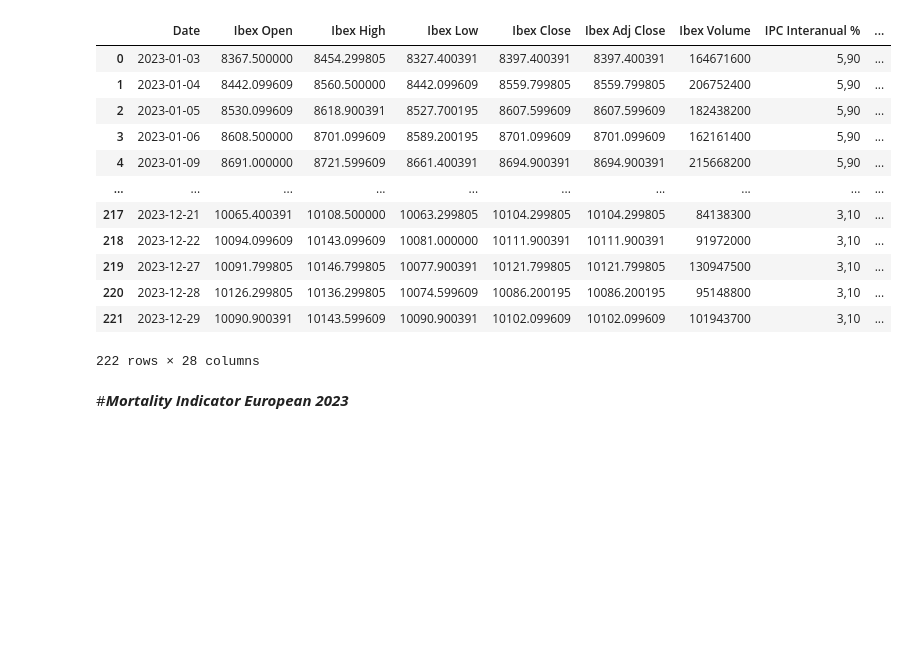
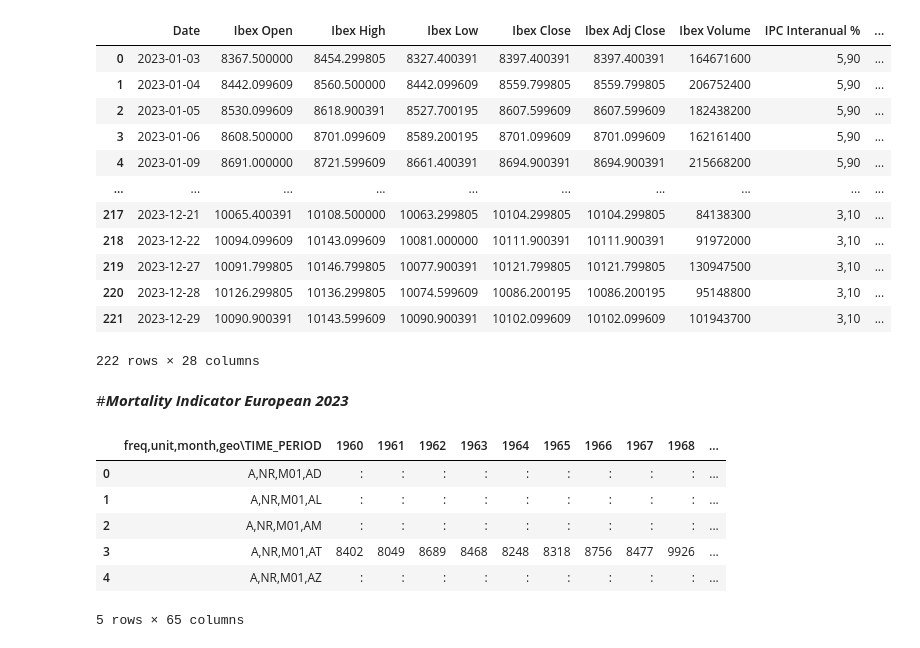
Before and after one commit to Manilab2309/ia-machine-learning, a Jupyter notebook: lab/NB_analyst_broker_operations.ipynb, the cells around one changed output. Cells and saved outputs as stored; diff of their text form; code cells hidden in the pictures; blank space fills up the shorter version.

```diff
--- a/lab/NB_analyst_broker_operations.ipynb
+++ b/lab/NB_analyst_broker_operations.ipynb
@@ -50,3 +79,5 @@ df_mortality_2023 = pd.read_csv('https://raw.githubusercontent.com/Manilab2309/i
+# %%
+df_mortality_from_1960 = pd.read_csv('https://raw.githubusercontent.com/Manilab2309/ia-machine-learning/main/samples/Euro_mortality.tsv', on_bad_lines='skip', sep = '\t')
 # %% [markdown]
 # ***Ibex 35 - 2023 Year***
 # %%
@@ -499,0 +529,10 @@ df_mortality_2023
+# %%
+df_mortality_from_1960.head()
+# %% [output]
+|  | freq,unit,month,geo\TIME_PERIOD | 1960 | 1961 | 1962 | 1963 | 1964 | 1965 | 1966 | 1967 | 1968 | ... |
+| 0 | A,NR,M01,AD | : | : | : | : | : | : | : | : | : | ... |
+| 1 | A,NR,M01,AL | : | : | : | : | : | : | : | : | : | ... |
+| 2 | A,NR,M01,AM | : | : | : | : | : | : | : | : | : | ... |
+| 3 | A,NR,M01,AT | 8402 | 8049 | 8689 | 8468 | 8248 | 8318 | 8756 | 8477 | 9926 | ... |
+| 4 | A,NR,M01,AZ | : | : | : | : | : | : | : | : | : | ... |
+5 rows × 65 columns
```
Also changed, not shown: parts of 22 cells of this notebook.
